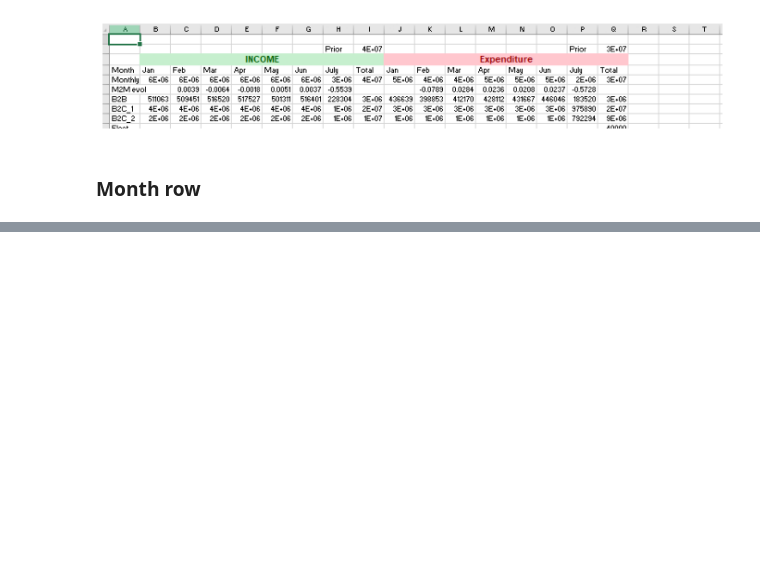
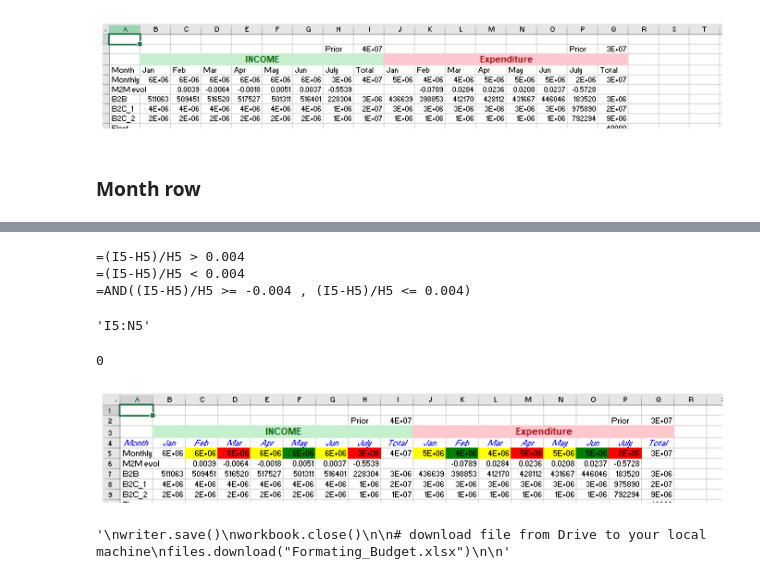
Before and after one commit to datalover2023/Module_4, a Jupyter notebook: Budget_UseCase_Module_4.ipynb, the cells around one changed output, grey strips where cells are left out. Saved outputs shown, nothing was run; the diff lists cells and outputs as text; code cells hidden in the pictures; blank space fills up the shorter version.

```diff
--- a/Budget_UseCase_Module_4.ipynb
+++ b/Budget_UseCase_Module_4.ipynb
@@ -3069,0 +3685,74 @@ plt.show()
+# %%
+# Write dynamically the formula string for criteria
+
+
+low_threshold = -0.004
+high_threshold = 0.004
+
+# reproduce '=(I5-H5)/H5 > 0.004'
+greater = "={a} > {b}".format(a= change, b=high_threshold)
+# reproduce '=(I5-H5)/H5 < 0.004'
+lower = "={a} < {b}".format(a= change, b=high_threshold)
+# reproduce '=AND((I5-H5)/H5 >= -0.004, ((I5-H5)/H5 <= 0.004)'
+between = "=AND({a} >= {b} , {a} <= {c})".format(a= change, b=low_threshold,  c=high_threshold)
+
+print(greater)
+print(lower)
+print(between)
+# %% [output]
+=(I5-H5)/H5 > 0.004
+=(I5-H5)/H5 < 0.004
+=AND((I5-H5)/H5 >= -0.004 , (I5-H5)/H5 <= 0.004)
+# %%
+# cellrange for Exp
+cellrange = str(get_column_letter(search_idx[0]+1)) +  \
+str(FindPositionsInDataframe(overview_df, 'MonthlyTotal')[0][0] + 2)+  \
+str(':') +  \
+str(get_column_letter(search_idx[-1])) + \
+str(FindPositionsInDataframe(overview_df, 'MonthlyTotal')[0][0] + 2)
+
+cellrange
+# %% [output]
+'I5:N5'
+# %%
+# apply conditional formating for Exp
+worksheet.conditional_format(cellrange, # the range where to apply
+                             {'type':   'formula', # apply to a cell that have formula
+                              # between formula
+                              'criteria': between,
+                             'format':   yellow_format}) # apply the respective format
+
+worksheet.conditional_format(cellrange,
+                             {'type':   'formula',
+                              # greater formula
+                              'criteria': greater,
+                              'format':   green_format})
+
+worksheet.conditional_format(cellrange,
+                             {'type':   'formula',
+                              # lower formula
+                              'criteria': lower,
+                              'format':   red_format})
+# %% [output]
+0
+# %%
+# conditional formating Exp
+
+img = mpimg.imread('images_format/img_5.PNG')
+plt.imshow(img)
+plt.rcParams['figure.figsize'] = [12, 10]
+plt.axis('off')
+plt.show()
+# %% [output]
+[figure, added]
+# %%
+'''
+writer.save()
+workbook.close()
+
+# download file from Drive to your local machine
+files.download("Formating_Budget.xlsx")
+
+'''
+# %% [output]
+'\nwriter.save()\nworkbook.close()\n\n# download file from Drive to your local machine\nfiles.download("Formating_Budget.xlsx")\n\n'
```
Also changed, not shown: parts of 70 cells of this notebook.
